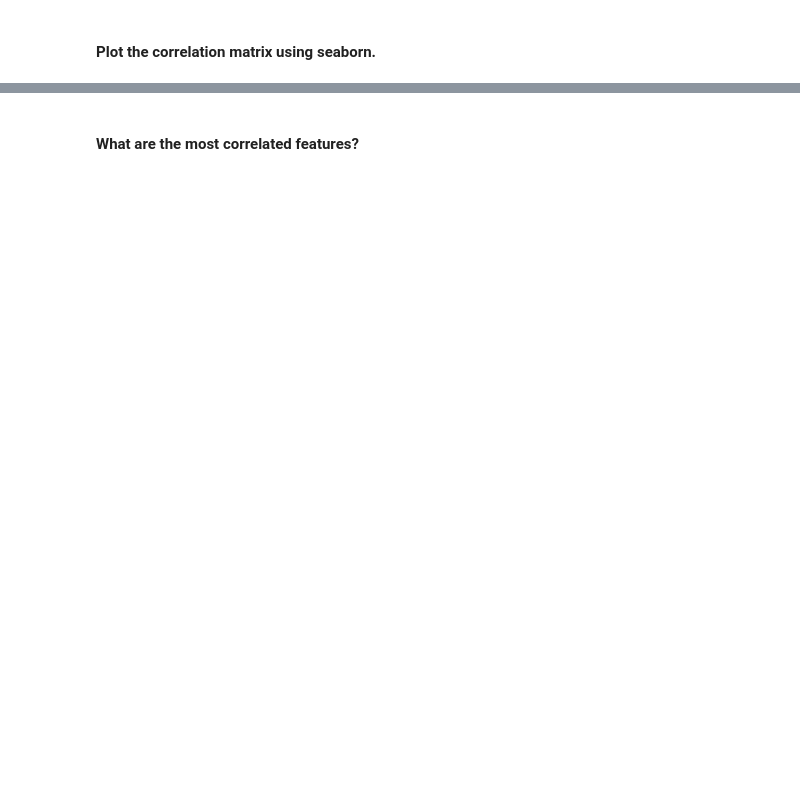
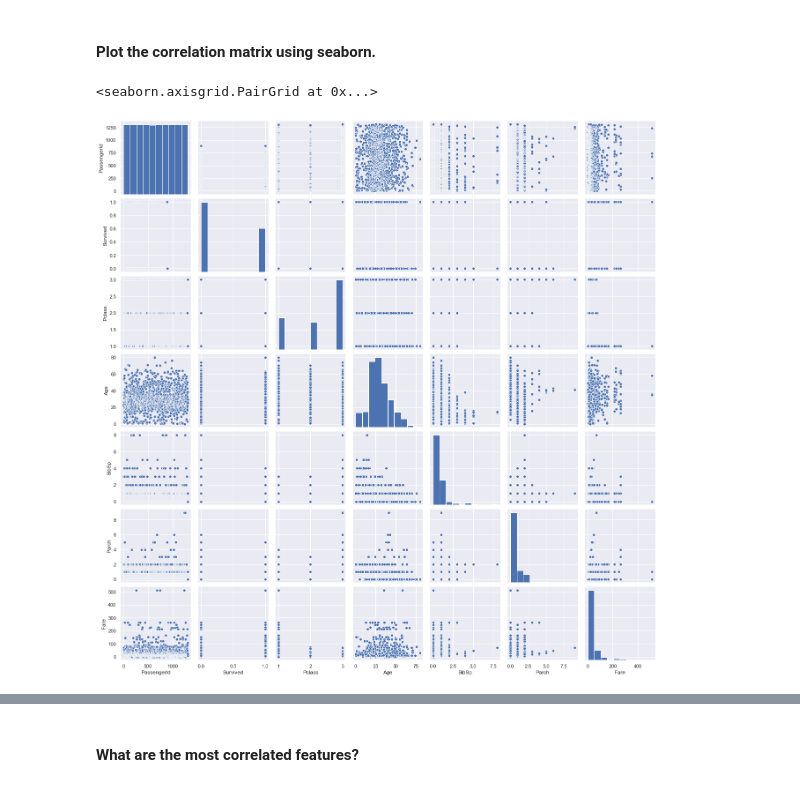
Before and after one commit to martapalleiro/lab-matplotlib-seaborn, a Jupyter notebook: your-code/main.ipynb, the cells around one changed output, grey strips where cells are left out. Cells and saved outputs as stored; diff of their text form; code cells hidden in the pictures; blank space fills up the shorter version.

```diff
--- a/your-code/main.ipynb
+++ b/your-code/main.ipynb
@@ -372,0 +381,5 @@ your comments here
+# %%
+sns.pairplot(titanic)
+# %% [output]
+<seaborn.axisgrid.PairGrid at 0x...>
+[figure, added]
```
Also changed, not shown: parts of 33 cells of this notebook, 1 other file.
